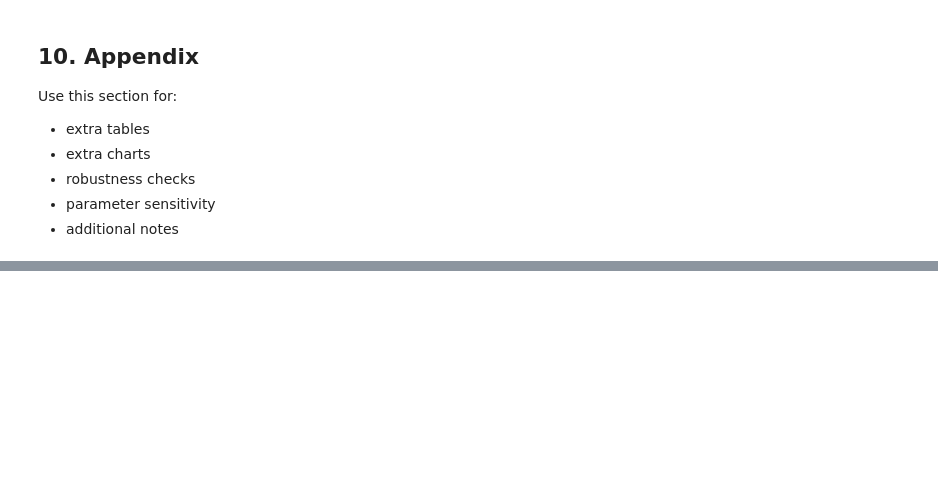
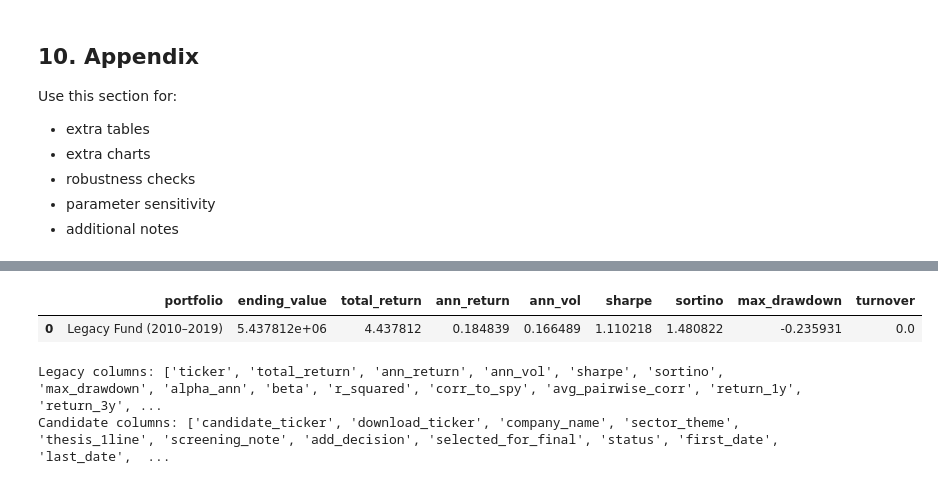
Before and after one commit to beaubarthuly/BFIN491project, a Jupyter notebook: notebooks/capstone_report.ipynb, the cells around one changed output, grey strips where cells are left out. Cells and saved outputs as stored; diff of their text form; code cells hidden in the pictures; blank space fills up the shorter version.

```diff
--- a/notebooks/capstone_report.ipynb
+++ b/notebooks/capstone_report.ipynb
@@ -454,0 +546,57 @@ tables["manifest"].tail()
+# %%
+import pandas as pd
+
+legacy = pd.read_csv("../outputs/tables/tbl_legacy_fund_daily.csv")
+legacy["date"] = pd.to_datetime(legacy["date"])
+legacy = legacy.set_index("date")
+# %%
+legacy_is = legacy.loc["2010-01-04":"2019-12-31"]
+r = legacy_is["legacy_fund_return"]
+
+import numpy as np
+
+ann_return = (1 + r).prod()**(252/len(r)) - 1
+ann_vol = r.std() * np.sqrt(252)
+sharpe = ann_return / ann_vol
+
+# Sortino
+downside = r[r < 0]
+sortino = ann_return / (downside.std() * np.sqrt(252))
+
+# Max drawdown
+cum = (1 + r).cumprod()
+peak = cum.cummax()
+drawdown = (cum - peak) / peak
+max_dd = drawdown.min()
+
+# Total return & ending value
+total_return = cum.iloc[-1] - 1
+ending_value = cum.iloc[-1] * 1_000_000  # assuming $1M start
+
+pd.DataFrame([{
+    "portfolio": "Legacy Fund (2010–2019)",
+    "ending_value": ending_value,
+    "total_return": total_return,
+    "ann_return": ann_return,
+    "ann_vol": ann_vol,
+    "sharpe": sharpe,
+    "sortino": sortino,
+    "max_drawdown": max_dd,
+    "turnover": 0.0
+}])
+# %% [output]
+|  | portfolio | ending_value | total_return | ann_return | ann_vol | sharpe | sortino | max_drawdown | turnover |
+| 0 | Legacy Fund (2010–2019) | 5.437812e+06 | 4.437812 | 0.184839 | 0.166489 | 1.110218 | 1.480822 | -0.235931 | 0.0 |
+# %%
+import pandas as pd
+import matplotlib.pyplot as plt
+
+# Load legacy stock stats and candidate screen
+legacy = pd.read_csv("../outputs/tables/tbl_audit_stock_stats.csv")
+candidates = pd.read_csv("../outputs/tables/tbl_candidate_screen.csv")
+
+print("Legacy columns:", legacy.columns.tolist())
+print("Candidate columns:", candidates.columns.tolist())
+# %% [output]
+Legacy columns: ['ticker', 'total_return', 'ann_return', 'ann_vol', 'sharpe', 'sortino', 'max_drawdown', 'alpha_ann', 'beta', 'r_squared', 'corr_to_spy', 'avg_pairwise_corr', 'return_1y', 'return_3y', ...
+Candidate columns: ['candidate_ticker', 'download_ticker', 'company_name', 'sector_theme', 'thesis_1line', 'screening_note', 'add_decision', 'selected_for_final', 'status', 'first_date', 'last_date',  ...
```
Also changed, not shown: parts of 17 cells of this notebook, 3 other files.
